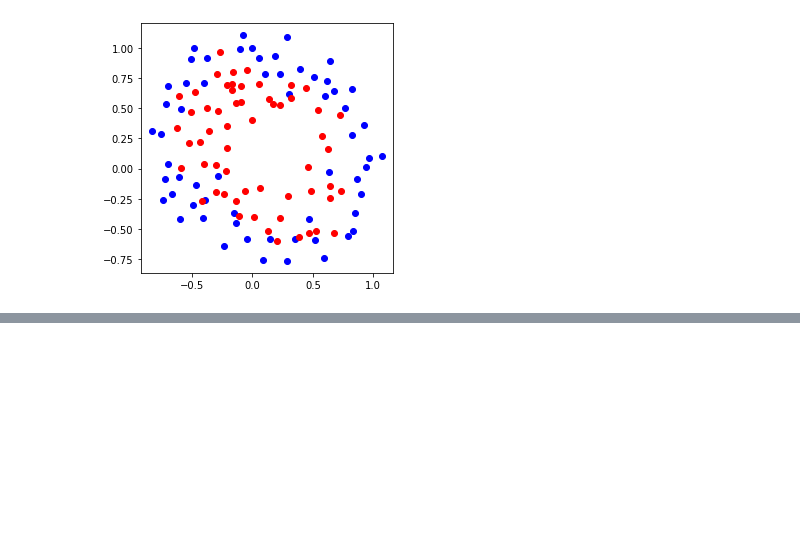
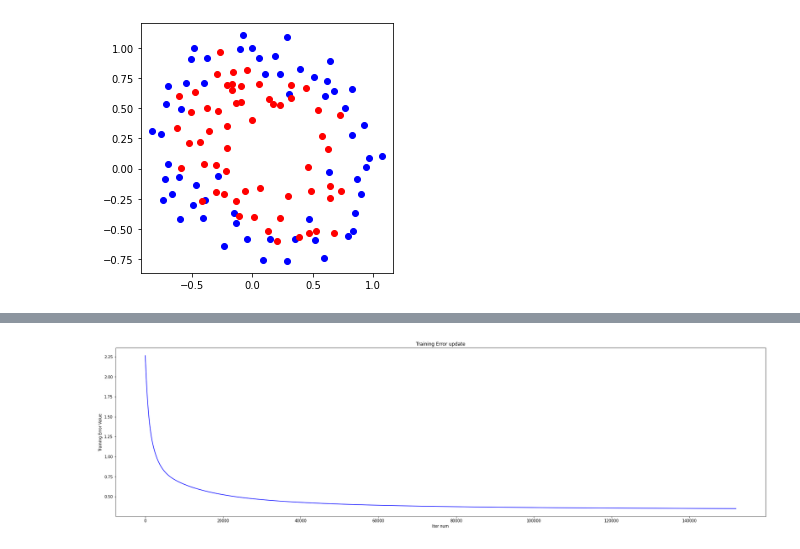
Before and after one commit to RyuJaesang/MachineLearing, a Jupyter notebook: assignment06/MachineLearningAssignment06-2.ipynb, the cells around one changed output, grey strips where cells are left out. Drawn from its saved outputs; the diff is of its cells as text; code cells hidden in the pictures; blank space fills up the shorter version.

Commit message:
feat: plotting training error

```diff
--- a/assignment06/MachineLearningAssignment06-2.ipynb
+++ b/assignment06/MachineLearningAssignment06-2.ipynb
@@ -138,10 +134,12 @@ def updateTheta(x, y, label):
 trainingError = []
 accuracy = []
 counter = 0
+heu_accuracy = 101
 
 while(1):
   counter = counter+1
   trainingError.append(j(x, y, label))
+  tempTrainingError = j(x, y, label)
 
   tempTheta = []
   tempTheta.append(theta0)
@@ -187,10 +185,5 @@ while(1):
     print('Accuracy : ' + str(temp_accuracy))
     print('Training Error : ' + str(j(x, y, label)))
 
-    break_condition = 0
-    for i in range(len(thetaUpdate)):
-      if round(tempTheta[i], 8) == round(thetaUpdate[i], 8):
-        break_condition = break_condition + 1
-    if break_condition == len(thetaUpdate):
-      print('Finish the Learning')
+    if temp_accuracy == heu_accuracy:
       break
@@ -196,0 +210,10 @@ while(1):
+# %%
+#Visualize of Estimated Parameters
+plt.figure(figsize=(30, 8))
+plt.plot(range(len(trainingError)), trainingError, c='b')
+plt.title('Training Error update')
+plt.xlabel('Iter num')
+plt.ylabel('Training Error Value')
+plt.show()
+# %% [output]
+[figure, added]
```
Also changed, not shown: parts of 5 cells of this notebook.
